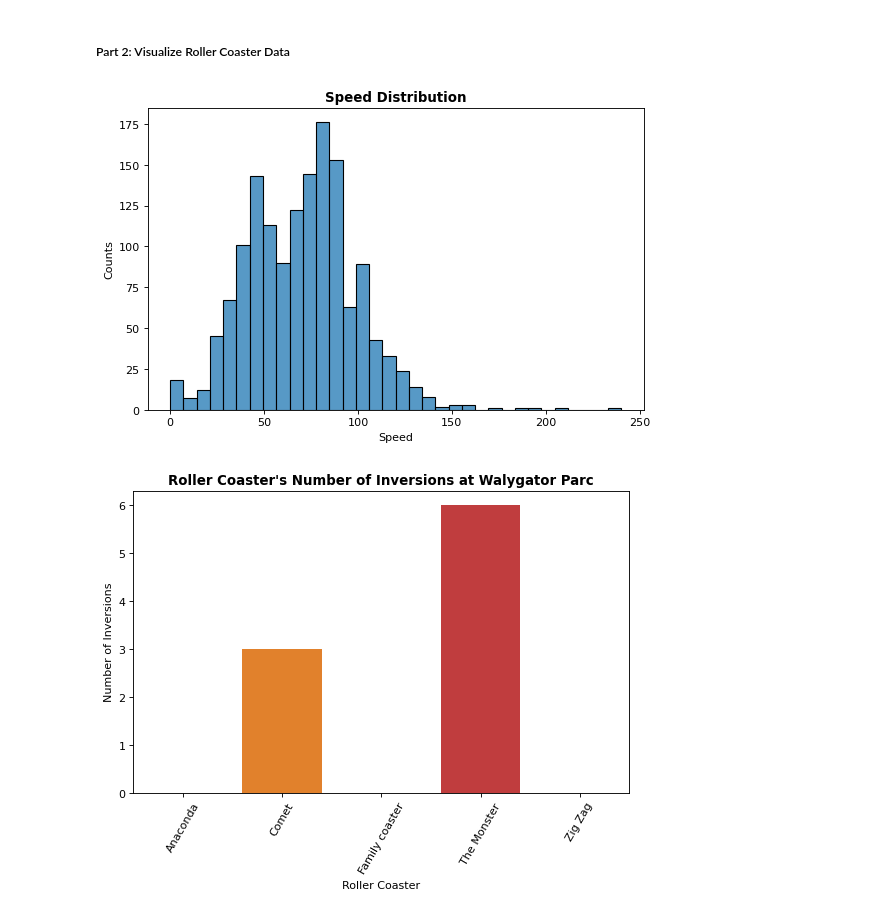
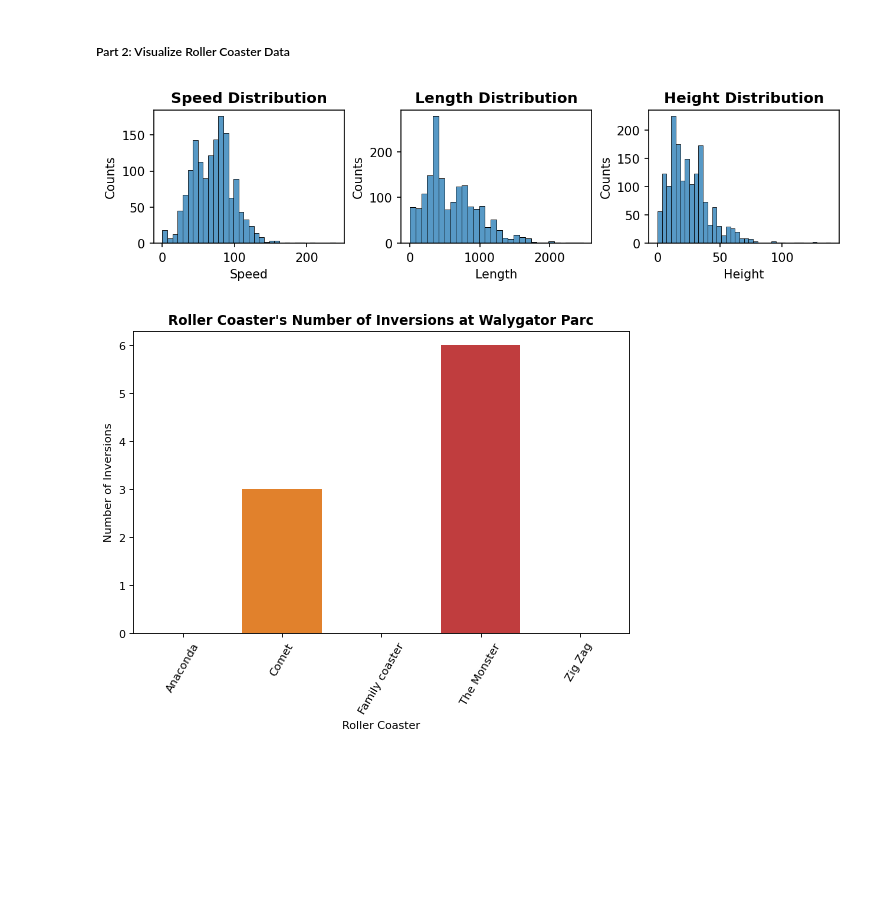
Before and after one commit to breyenguyen/datascienceportfolio, a Jupyter notebook: Roller Coaster (with Matplotlib).ipynb, the cells around one changed output. Saved outputs shown, nothing was run; the diff lists cells and outputs as text; code cells hidden in the pictures; blank space fills up the shorter version.

```diff
--- a/Roller Coaster (with Matplotlib).ipynb
+++ b/Roller Coaster (with Matplotlib).ipynb
@@ -69,20 +69,26 @@ plot_n_ranking(w_winner, 5)
 # %%
 ## Function 4: Plot a histogram of a numeric column
 def plot_histogram(dataset, column):
     if column == 'height':
         plot_data = dataset[dataset[column] <= 150]
     else:
         plot_data = dataset[dataset[column] <= 2500]
     sns.histplot(plot_data[column])
     plt.title(f'{column.title()} Distribution', weight='bold')
     plt.xlabel(column.title())
     plt.ylabel('Counts')
 
-## Test function
-fig, ax = plt.subplots(ncols=1, nrows=1, figsize=(8,5), dpi=80)
+## Speed/Length/Height Distribution
+plt.figure(figsize=(10,5), dpi=150)
+plt.subplot(2,3,1)
+plt.subplots_adjust(hspace=0.5, wspace=0.3)
 plot_histogram(rc_data, 'speed')
+plt.subplot(2,3,2)
+plot_histogram(rc_data, 'length')
+plt.subplot(2,3,3)
+plot_histogram(rc_data, 'height')
 # %% [output]
-[figure, old version]
+[figure, new version]
 # %%
 ## Function 5: Plot a bar chart showing the number of inversions
 def plot_inv(dataset, park):
```
Also changed, not shown: parts of 3 cells of this notebook.
